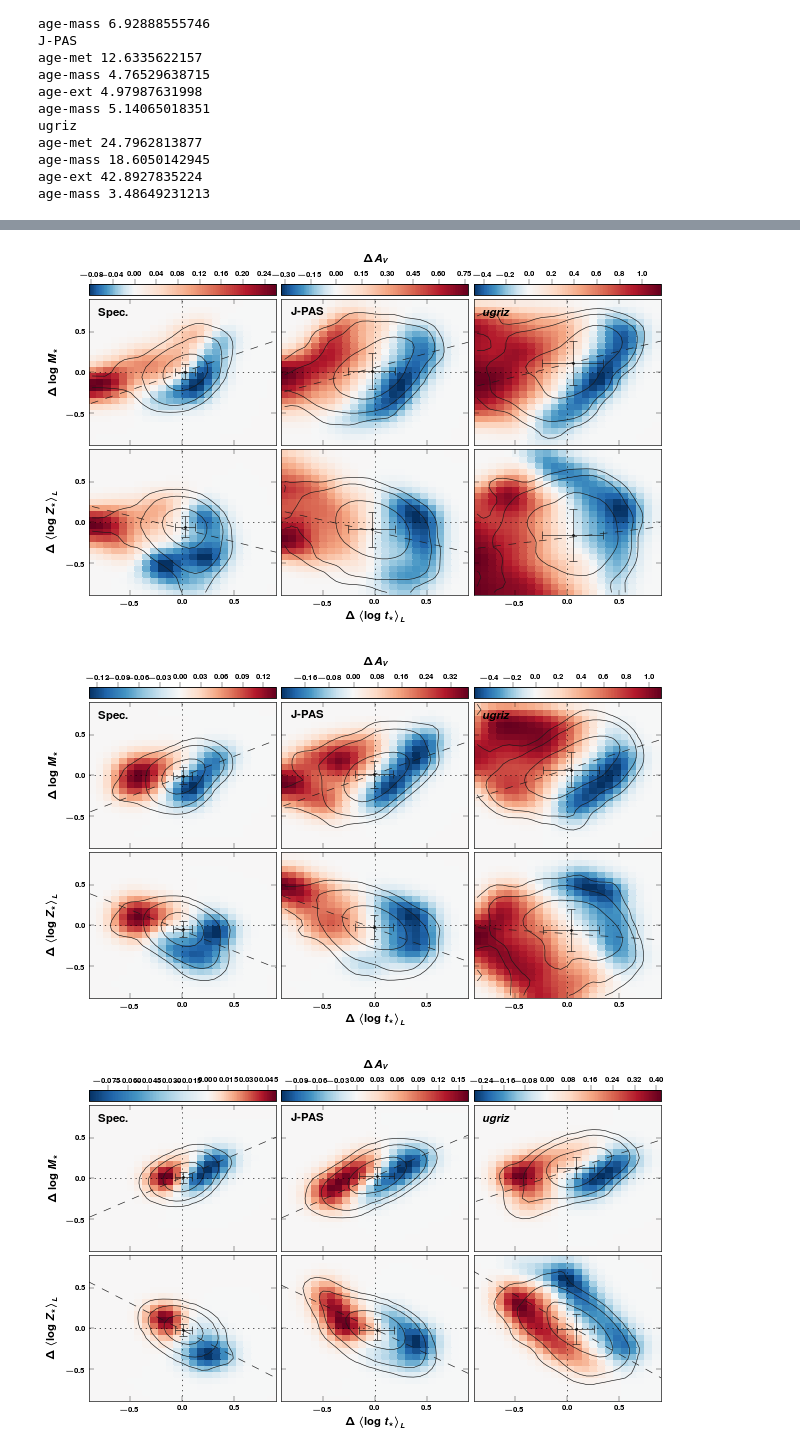
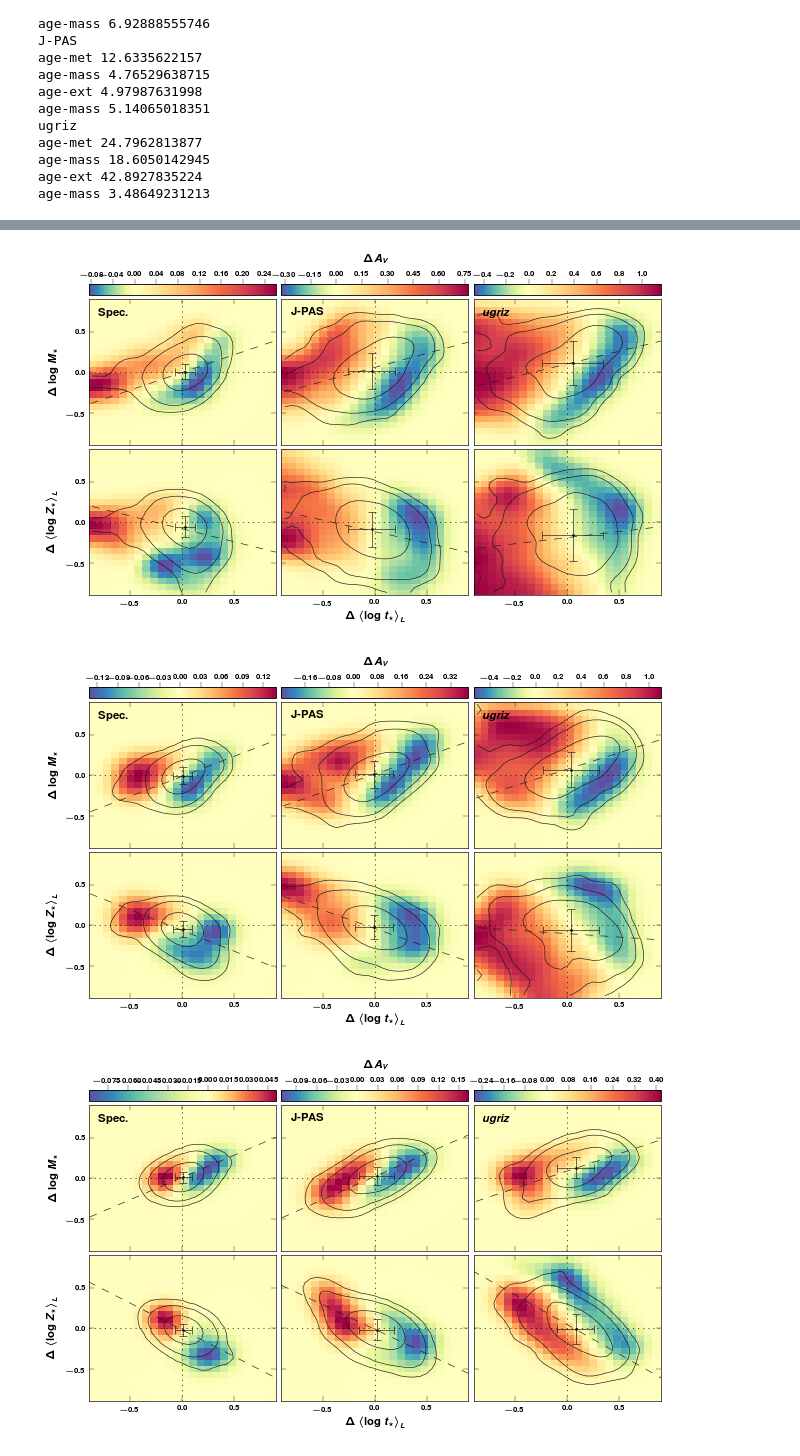
Before and after one commit to ajmejia/notebooks, a Jupyter notebook: TTANearbyUniverseCB13.ipynb, the cells around one changed output, grey strips where cells are left out. Cells and saved outputs as stored; diff of their text form; code cells hidden in the pictures.

Commit message:
changing colorbar for a more 'standard' one

```diff
--- a/TTANearbyUniverseCB13.ipynb
+++ b/TTANearbyUniverseCB13.ipynb
@@ -1143,13 +1143,13 @@ for i, j in product(xrange(axs.shape[0]), xrange(axs.shape[1])):
     if i==0:
         H, xe, ye = histogram2d(res[x][mask], res[y][mask], bins=[nbins]*2, range=[last(nbins,lm)]*2)
         H = gaussian_filter(H, sigma=1.5)
-        ht = axs[i, j].pcolormesh(xe[:-1], ye[:-1], H.T, cmap=cm.RdBu_r, edgecolor="face", vmin=0.0, vmax=30.0, norm=MidpointNormalize(midpoint=0.0))
+        ht = axs[i, j].pcolormesh(xe[:-1], ye[:-1], H.T, cmap=cm.Spectral_r, edgecolor="face", vmin=0.0, vmax=30.0, norm=MidpointNormalize(midpoint=0.0))
         axs[i, j].axvline(ls=":", color="k", lw=0.5)
         axs[i, j].axhline(ls=":", color="k", lw=0.5)
     else:
         Z = griddata(res[x][mask], res[y][mask], res[z][mask], xe[:-1], ye[:-1], interp="linear")
         Z = gaussian_filter(Z.filled(0.0), sigma=1.5)
-        ct = axs[i, j].pcolormesh(xe[:-1], ye[:-1], Z, vmin=lm[0], vmax=lm[1], cmap=cm.RdBu_r, edgecolor="face", norm=MidpointNormalize(midpoint=0.0))
+        ct = axs[i, j].pcolormesh(xe[:-1], ye[:-1], Z, vmin=lm[0], vmax=lm[1], cmap=cm.Spectral_r, edgecolor="face", norm=MidpointNormalize(midpoint=0.0))
         axs[i, j].axvline(ls=":", color="k", lw=0.5)
         axs[i, j].axhline(ls=":", color="k", lw=0.5)
 
@@ -1214,7 +1214,7 @@ for i, j in product(xrange(axs.shape[0]), xrange(axs.shape[1])):
 
     Z = griddata(res[x], res[y], res[z], xe[:-1], ye[:-1], interp="linear")
     Z = gaussian_filter(Z.filled(0.0), sigma=1.5)
-    ct = axs[i, j].pcolormesh(xe[:-1], ye[:-1], Z, cmap=cm.RdBu_r, edgecolor="face", norm=MidpointNormalize(midpoint=0.0))
+    ct = axs[i, j].pcolormesh(xe[:-1], ye[:-1], Z, cmap=cm.Spectral_r, edgecolor="face", norm=MidpointNormalize(midpoint=0.0))
     cb = colorbar(ct, cax=acs[j], orientation="horizontal")
 
     axs[i,j].axvline(ls=":", color="k", lw=0.5)
@@ -1279,7 +1279,7 @@ for i, j in product(xrange(axs.shape[0]), xrange(axs.shape[1])):
 
     Z = griddata(res[x], res[y], res[z], xe[:-1], ye[:-1], interp="linear")
     Z = gaussian_filter(Z.filled(0.0), sigma=1.5)
-    ct = axs[i, j].pcolormesh(xe[:-1], ye[:-1], Z, cmap=cm.RdBu_r, edgecolor="face", norm=MidpointNormalize(midpoint=0.0))
+    ct = axs[i, j].pcolormesh(xe[:-1], ye[:-1], Z, cmap=cm.Spectral_r, edgecolor="face", norm=MidpointNormalize(midpoint=0.0))
     cb = colorbar(ct, cax=acs[j], orientation="horizontal")
 
     axs[i,j].axvline(ls=":", color="k", lw=0.5)
@@ -1309,7 +1309,7 @@ savefig("{}{}".format(od, name))
 degeneracies = ("log_t_L", "log_Z_L"), ("log_t_L", "M"), ("log_t_L", "Av"), ("log_t_M", "M")
 thetas = 0.0, pi/2, pi, 1.5*pi
 labels = spec_lb, jpas_lb, sdss_lb
-colors = "#FCBE32", "#004E66"
+colors = cm.Spectral(linspace(0,1,2))
 
 spec_deg_pa, jpas_deg_pa, sdss_deg_pa = [], [], []
 spec_deg_sf, jpas_deg_sf, sdss_deg_sf = [], [], []
@@ -1449,7 +1449,7 @@ for ibin in xrange(bins.size-1):
 
         Z = griddata(res[x][mask], res[y][mask], res[z][mask], xe[:-1], ye[:-1], interp="linear")
         Z = gaussian_filter(Z.filled(0.0), sigma=1.5)
-        ct = axs[i, j].pcolormesh(xe[:-1], ye[:-1], Z, cmap=cm.RdBu_r, edgecolor="face", norm=MidpointNormalize(midpoint=0.0))
+        ct = axs[i, j].pcolormesh(xe[:-1], ye[:-1], Z, cmap=cm.Spectral_r, edgecolor="face", norm=MidpointNormalize(midpoint=0.0))
         cb = colorbar(ct, cax=acs[j], orientation="horizontal")
 
         axs[i,j].axvline(ls=":", color="k", lw=0.5)
@@ -1465,33 +1465,33 @@ for ibin in xrange(bins.size-1):
         dev_x = diff(percentile(res[x][mask], (16,84)))[0]/2.0
         dev_y = diff(percentile(res[y][mask], (16,84)))[0]/2.0
         axs[i,j].errorbar(med_x, med_y, dev_y, dev_x, fmt="o", ecolor="0.1", color="0.1", lw=0.5, mew=0.5, ms=1.5)
         #clabel(cont, fontsize=5, fmt=r"\bf %.2f", inline=True)
 
         acs[j].tick_params(direction="out", bottom=False, top=True, labelbottom=False, labeltop=True)
         acs[j].xaxis.set_label_position("top")
         if i==0: axs[i,j].text(0.05, 0.95, labels[j], ha="left", va="top", transform=axs[i,j].transAxes)
         if j==1: cb.set_label(res_lbs[z])
 
         M, B = leastsq(residual, [1, 0], (res[x][mask], res[y][mask]))[0]
         X = linspace(-1.3,+1.3, 2)
         Y = model(X, (M,B))
         axs[i, j].plot(X, Y, "--", color="0.1", lw=0.5)
 
         if (x=="log_t_L" and y=="log_Z_L") and ("Spec." in labels[j] or "J-PAS" in labels[j]):
             print labels[j], x, y, M, B
 
     cb = colorbar(ct, cax=axc)
     cb.set_label(res_lbs[z])
 # %% [output]
 1160 1.3 1.86666666667
 \bf Spec. log_t_L log_Z_L -0.318708291785 -0.084504866017
 \bf J-PAS log_t_L log_Z_L -0.282895586071 -0.118367192513
 700 1.86666666667 2.43333333333
 \bf Spec. log_t_L log_Z_L -0.51119022202 -0.0678979999849
 \bf J-PAS log_t_L log_Z_L -0.453439873987 -0.042708870661
 600 2.43333333333 3.0
 \bf Spec. log_t_L log_Z_L -0.658350582747 -0.0231244055915
 \bf J-PAS log_t_L log_Z_L -0.605288457595 -0.0152665969706
-[figure, old version]
+[figure, new version]
-[figure, old version]
+[figure, new version]
-[figure, old version]
+[figure, new version]
```
Also changed, not shown: parts of 7 cells of this notebook.
